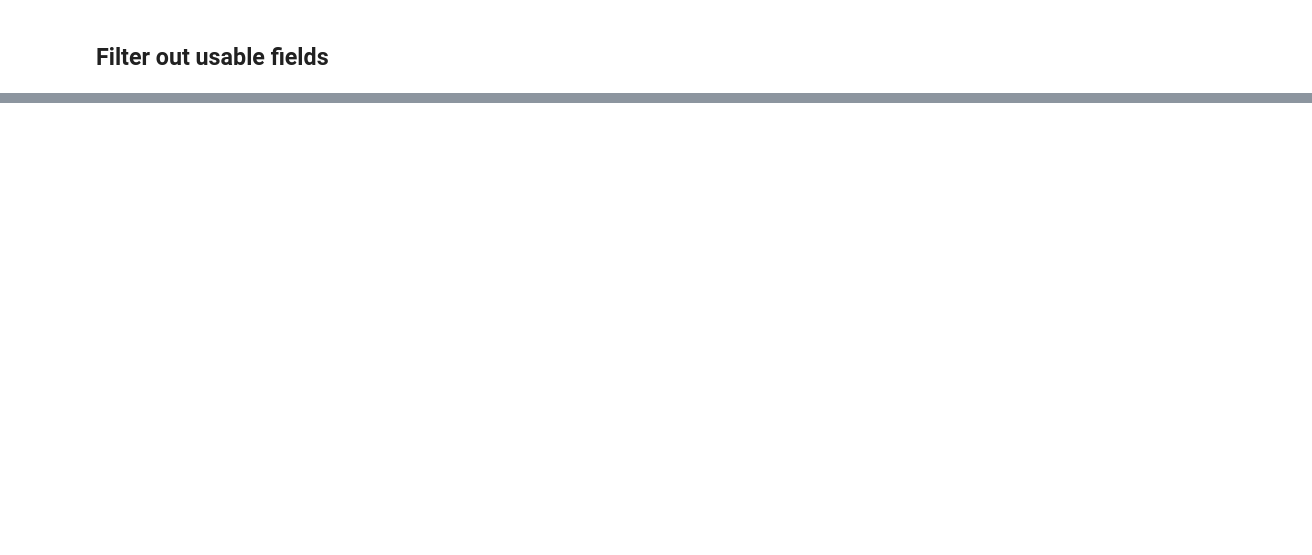
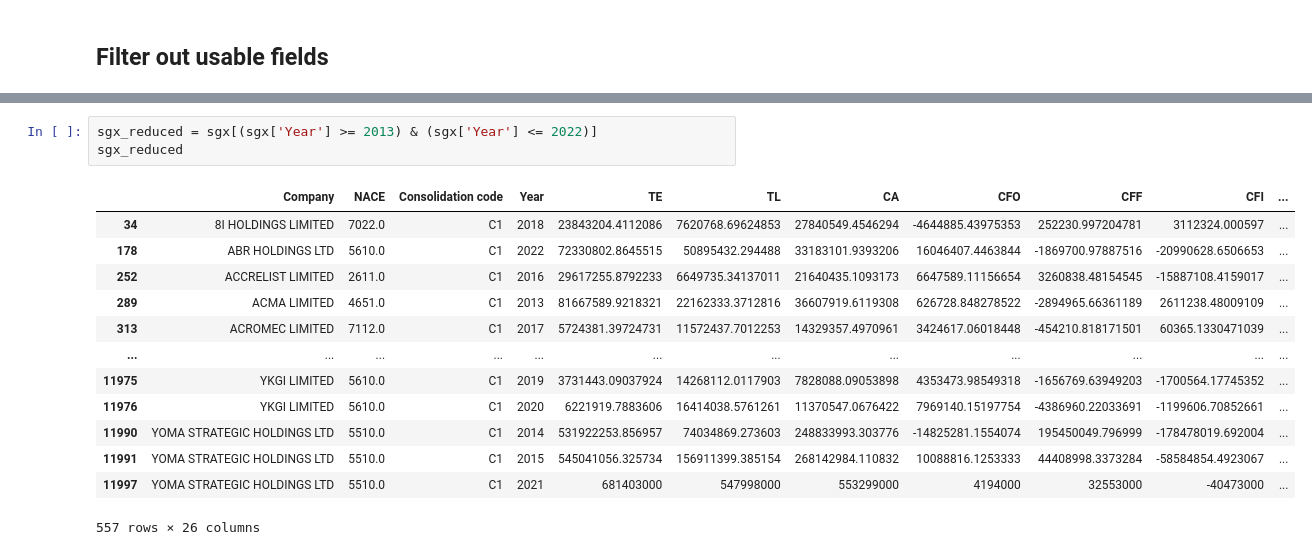
Before and after one commit to yungqiyang/sgx_panel_data_analysis, a Jupyter notebook: sgx_analysis.ipynb, the cells around one changed output, grey strips where cells are left out. Drawn from its saved outputs; the diff is of its cells as text; blank space fills up the shorter version.

```diff
--- a/sgx_analysis.ipynb
+++ b/sgx_analysis.ipynb
@@ -99,0 +177,17 @@ Index(['Unnamed: 0', 'Company name Latin alphabet',
+# %%
+sgx_reduced = sgx[(sgx['Year'] >= 2013) & (sgx['Year'] <= 2022)]
+sgx_reduced
+# %% [output]
+|  | Company | NACE | Consolidation code | Year | TE | TL | CA | CFO | CFF | CFI | ... |
+| 34 | 8I HOLDINGS LIMITED | 7022.0 | C1 | 2018 | 23843204.4112086 | 7620768.69624853 | 27840549.4546294 | -4644885.43975353 | 252230.997204781 | 3112324.000597 | ... |
+| 178 | ABR HOLDINGS LTD | 5610.0 | C1 | 2022 | 72330802.8645515 | 50895432.294488 | 33183101.9393206 | 16046407.4463844 | -1869700.97887516 | -20990628.6506653 | ... |
+| 252 | ACCRELIST LIMITED | 2611.0 | C1 | 2016 | 29617255.8792233 | 6649735.34137011 | 21640435.1093173 | 6647589.11156654 | 3260838.48154545 | -15887108.4159017 | ... |
+| 289 | ACMA LIMITED | 4651.0 | C1 | 2013 | 81667589.9218321 | 22162333.3712816 | 36607919.6119308 | 626728.848278522 | -2894965.66361189 | 2611238.48009109 | ... |
+| 313 | ACROMEC LIMITED | 7112.0 | C1 | 2017 | 5724381.39724731 | 11572437.7012253 | 14329357.4970961 | 3424617.06018448 | -454210.818171501 | 60365.1330471039 | ... |
+| ... | ... | ... | ... | ... | ... | ... | ... | ... | ... | ... | ... |
+| 11975 | YKGI LIMITED | 5610.0 | C1 | 2019 | 3731443.09037924 | 14268112.0117903 | 7828088.09053898 | 4353473.98549318 | -1656769.63949203 | -1700564.17745352 | ... |
+| 11976 | YKGI LIMITED | 5610.0 | C1 | 2020 | 6221919.7883606 | 16414038.5761261 | 11370547.0676422 | 7969140.15197754 | -4386960.22033691 | -1199606.70852661 | ... |
+| 11990 | YOMA STRATEGIC HOLDINGS LTD | 5510.0 | C1 | 2014 | 531922253.856957 | 74034869.273603 | 248833993.303776 | -14825281.1554074 | 195450049.796999 | -178478019.692004 | ... |
+| 11991 | YOMA STRATEGIC HOLDINGS LTD | 5510.0 | C1 | 2015 | 545041056.325734 | 156911399.385154 | 268142984.110832 | 10088816.1253333 | 44408998.3373284 | -58584854.4923067 | ... |
+| 11997 | YOMA STRATEGIC HOLDINGS LTD | 5510.0 | C1 | 2021 | 681403000 | 547998000 | 553299000 | 4194000 | 32553000 | -40473000 | ... |
+557 rows × 26 columns
```
Also changed, not shown: parts of 6 cells of this notebook.
